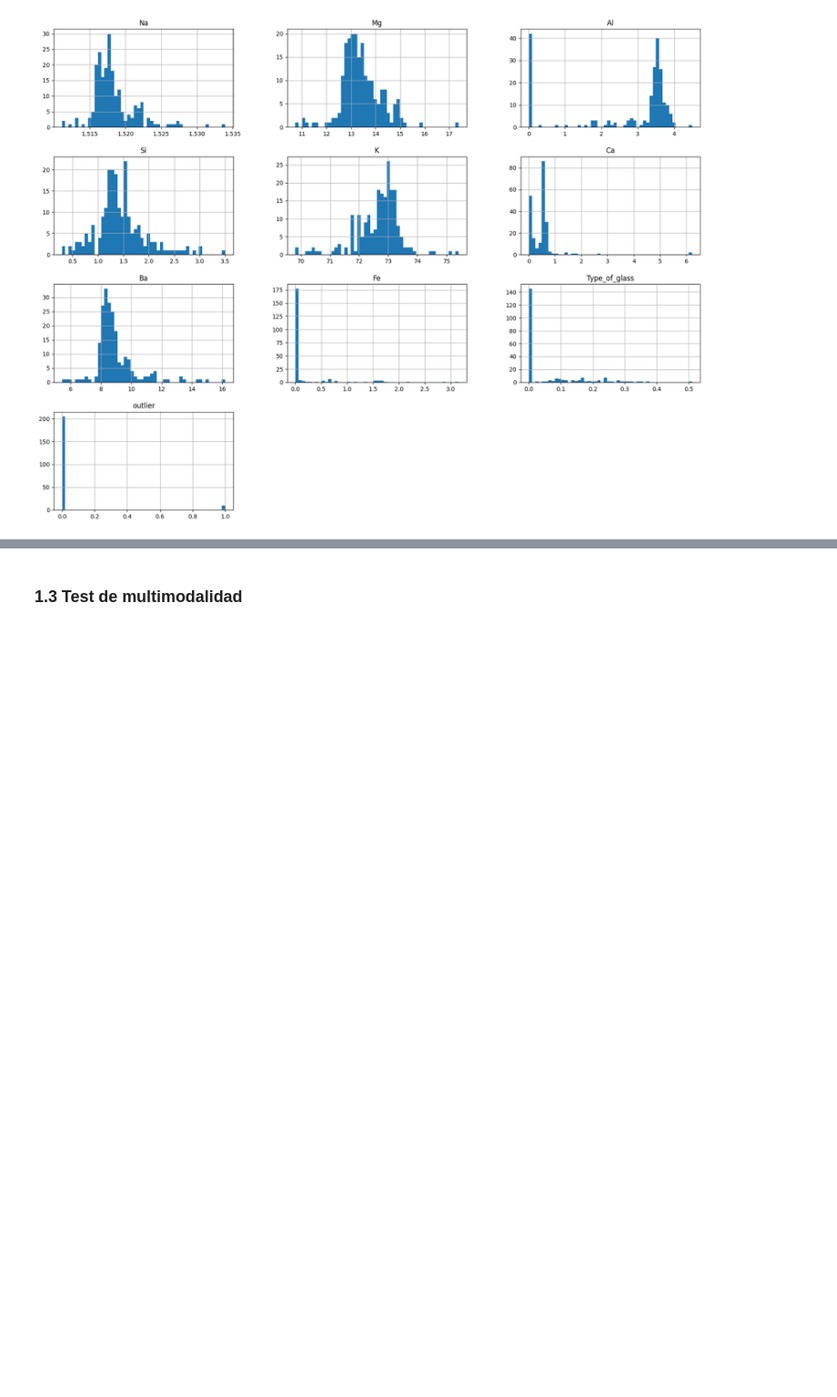
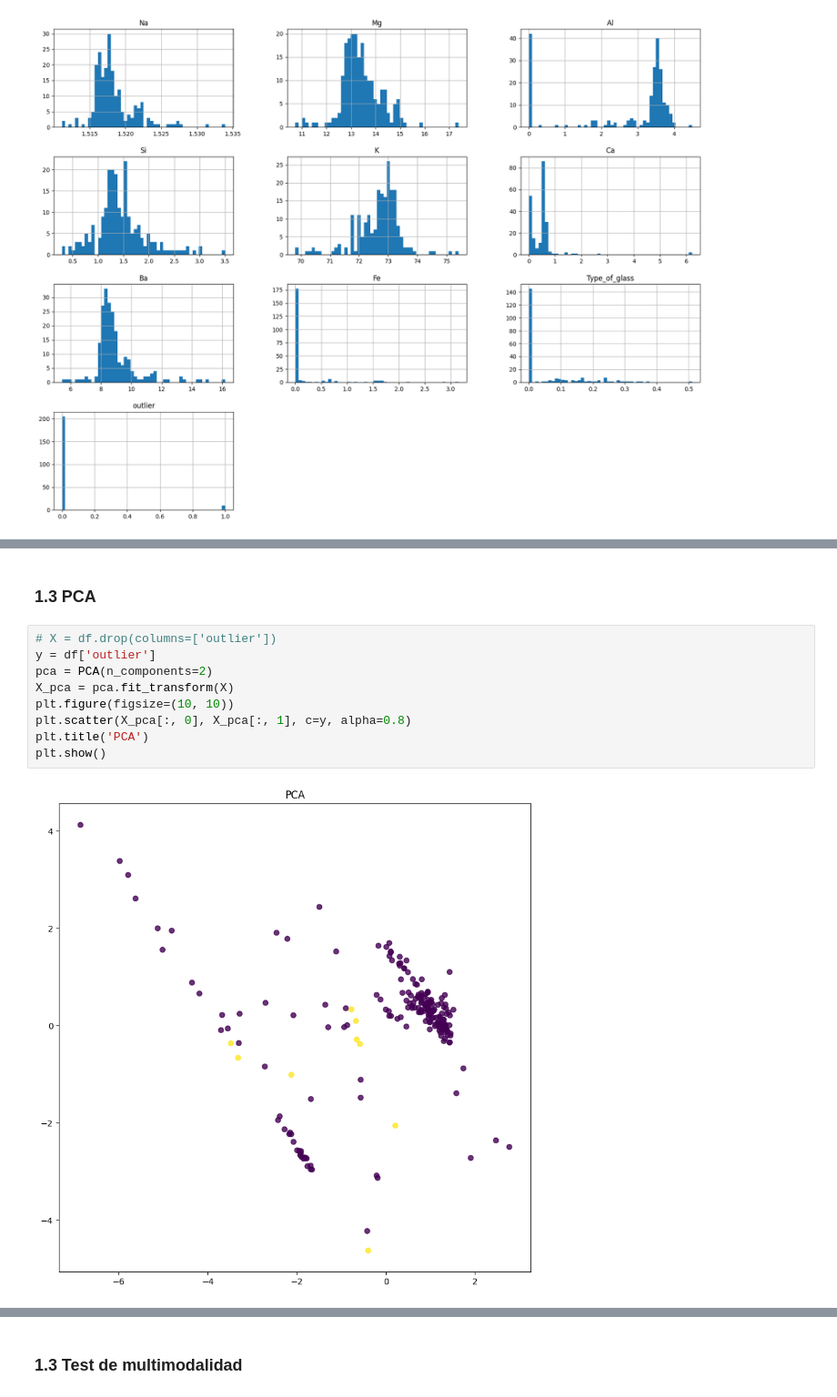
Before and after one commit to hdiazf/machine_learning_2, a Jupyter notebook: notebook/Entrega_2_ML2.ipynb, the cells around one changed output, grey strips where cells are left out. Shown at 91% size. Saved outputs shown, nothing was run; the diff lists cells and outputs as text; blank space fills up the shorter version.

```diff
--- a/notebook/Entrega_2_ML2.ipynb
+++ b/notebook/Entrega_2_ML2.ipynb
@@ -66,0 +83,13 @@ plt.show()
+# %% [markdown]
+### 1.3 PCA
+# %%
+# X = df.drop(columns=['outlier'])
+y = df['outlier']
+pca = PCA(n_components=2)
+X_pca = pca.fit_transform(X)
+plt.figure(figsize=(10, 10))
+plt.scatter(X_pca[:, 0], X_pca[:, 1], c=y, alpha=0.8)
+plt.title('PCA')
+plt.show()
+# %% [output]
+[figure, added]
```
Also changed, not shown: parts of 14 cells of this notebook, 2 other files.
